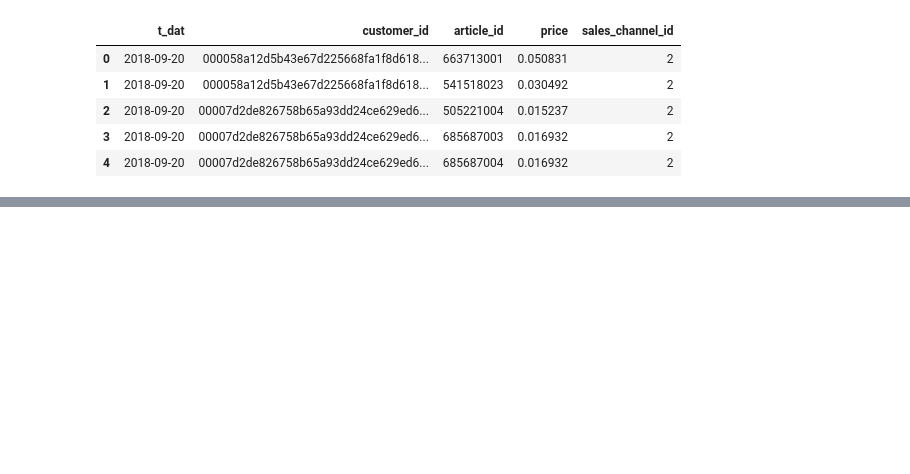
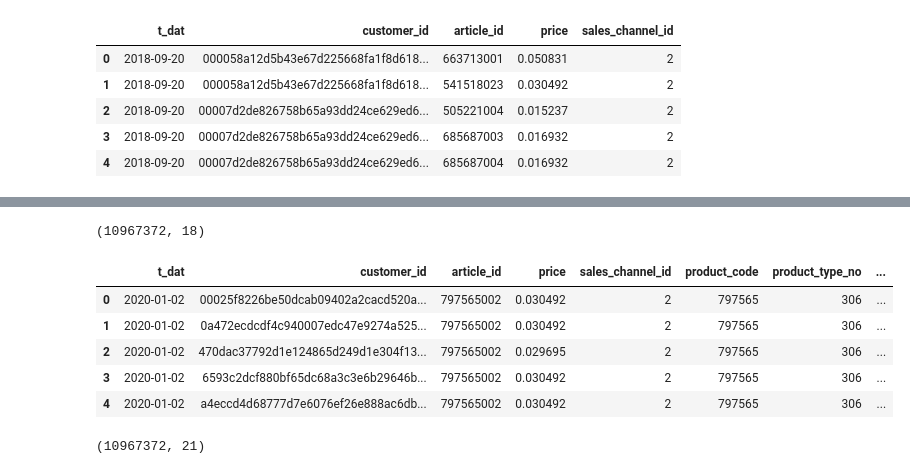
Before and after one commit to prajwalmani/H-M-Personalized-Fashion-Recommendations, a Jupyter notebook: h_m_prajwal.ipynb, the cells around one changed output, grey strips where cells are left out. Cells and saved outputs as stored; diff of their text form; code cells hidden in the pictures; blank space fills up the shorter version.

```diff
--- a/h_m_prajwal.ipynb
+++ b/h_m_prajwal.ipynb
@@ -276,0 +305,2 @@ transcations_df.head()
+# %%
+transcations_df['t_dat']=pd.to_datetime(transcations_df["t_dat"])
@@ -276,0 +322,3 @@ transcations_df.head()
+# %%
+transcations_df=transcations_df[transcations_df['t_dat']>'2020-01-01'].copy()
+transcations_df.shape
@@ -276,0 +336,15 @@ transcations_df.head()
+# %%
+inner_merged=pd.merge(transcations_df,articles_df)#inner merge
+# %%
+inner_merged.shape
+# %% [output]
+(10967372, 18)
+# %%
+inner_merged.head()
+# %% [output]
+|  | t_dat | customer_id | article_id | price | sales_channel_id | product_code | product_type_no | ... |
+| 0 | 2020-01-02 | 00025f8226be50dcab09402a2cacd520a... | 797565002 | 0.030492 | 2 | 797565 | 306 | ... |
+| 1 | 2020-01-02 | 0a472ecdcdf4c940007edc47e9274a525... | 797565002 | 0.030492 | 2 | 797565 | 306 | ... |
+| 2 | 2020-01-02 | 470dac37792d1e124865d249d1e304f13... | 797565002 | 0.029695 | 2 | 797565 | 306 | ... |
+| 3 | 2020-01-02 | 6593c2dcf880bf65dc68a3c3e6b29646b... | 797565002 | 0.030492 | 2 | 797565 | 306 | ... |
+| 4 | 2020-01-02 | a4eccd4d68777d7e6076ef26e888ac6db... | 797565002 | 0.030492 | 2 | 797565 | 306 | ... |
@@ -276,0 +353,4 @@ transcations_df.head()
+# %%
+final_merged.shape
+# %% [output]
+(10967372, 21)
```
Also changed, not shown: parts of 22 cells of this notebook.
